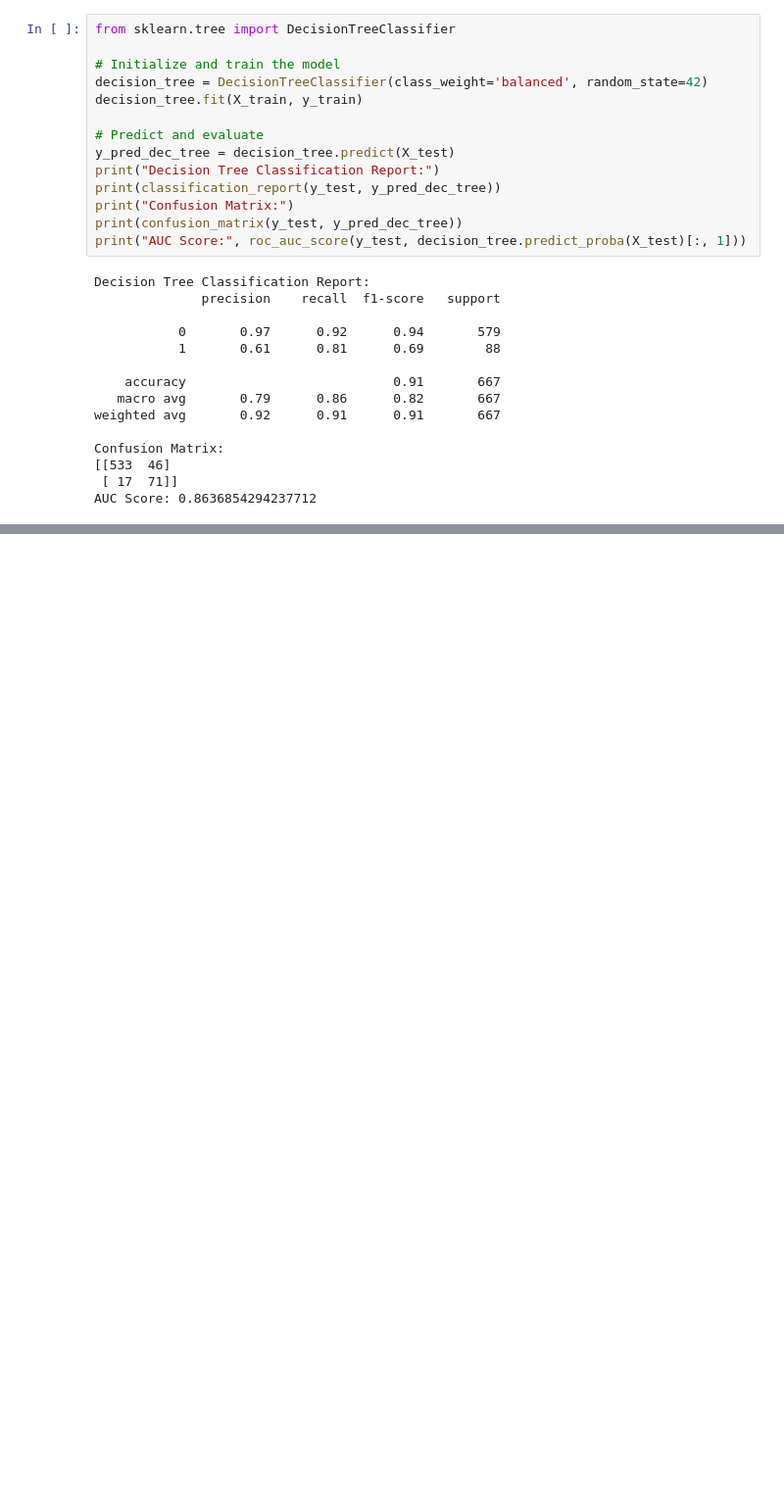
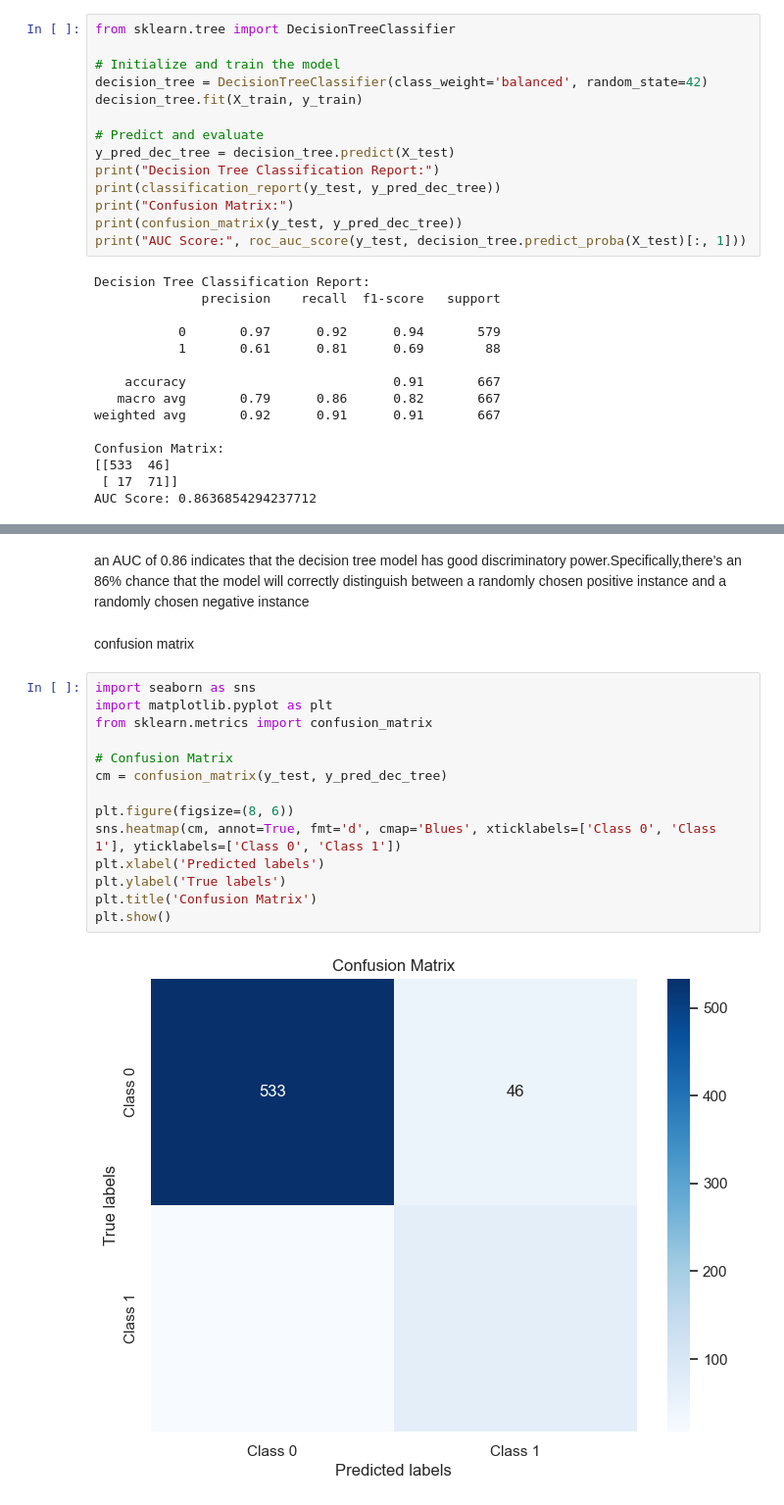
Before and after one commit to victoriamuinde07/Data-science-project-SyrialTel-project, a Jupyter notebook: index.ipynb, the cells around one changed output, grey strips where cells are left out. Shown at 98% size. Saved outputs shown, nothing was run; the diff lists cells and outputs as text; blank space fills up the shorter version.

```diff
--- a/index.ipynb
+++ b/index.ipynb
@@ -1359,0 +1385,20 @@ AUC Score: 0.8636854294237712
+# %% [markdown]
+an AUC of 0.86 indicates that the decision tree model has good discriminatory power.Specifically,there's an 86% chance that the model will correctly distinguish between a randomly chosen positive instance and a randomly chosen negative instance
+# %% [markdown]
+confusion matrix
+# %%
+import seaborn as sns
+import matplotlib.pyplot as plt
+from sklearn.metrics import confusion_matrix
+
+# Confusion Matrix
+cm = confusion_matrix(y_test, y_pred_dec_tree)
+
+plt.figure(figsize=(8, 6))
+sns.heatmap(cm, annot=True, fmt='d', cmap='Blues', xticklabels=['Class 0', 'Class 1'], yticklabels=['Class 0', 'Class 1'])
+plt.xlabel('Predicted labels')
+plt.ylabel('True labels')
+plt.title('Confusion Matrix')
+plt.show()
+# %% [output]
+[figure, added]
```
Also changed, not shown: parts of 8 cells of this notebook.
